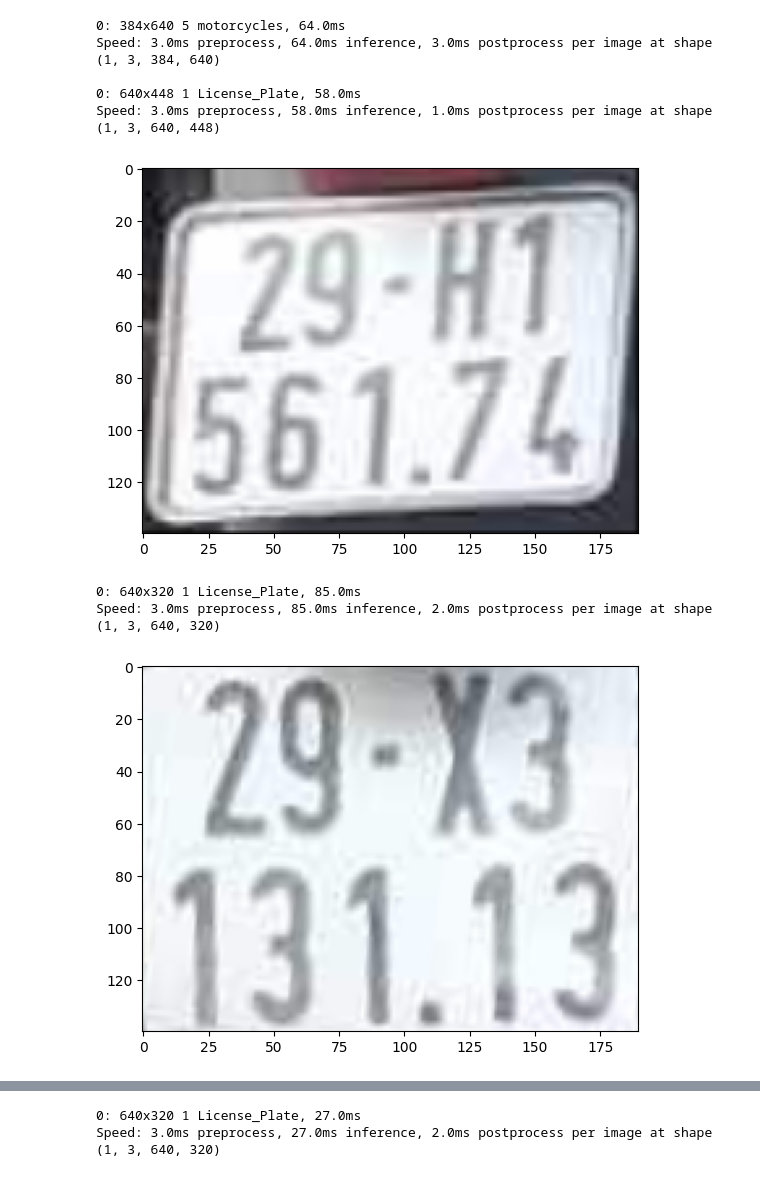
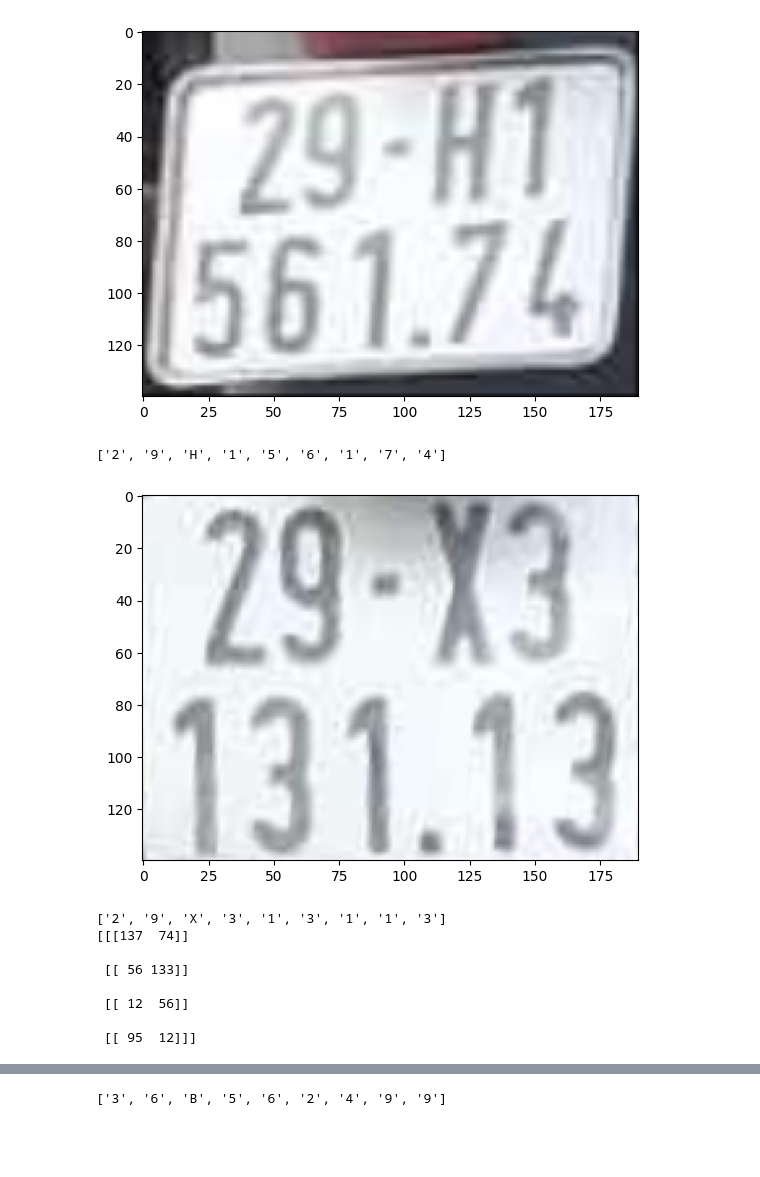
Before and after one commit to NoVeTe36/License-Plate-Detection, a Jupyter notebook: detect_image.ipynb, the cells around one changed output, grey strips where cells are left out. Saved outputs shown, nothing was run; the diff lists cells and outputs as text; code cells hidden in the pictures; blank space fills up the shorter version.

```diff
--- a/detect_image.ipynb
+++ b/detect_image.ipynb
@@ -10,7 +15,13 @@ from matplotlib import pyplot as plt
 car_detector = YOLO("model/yolov8s.pt")
 plate_detector = YOLO("model/vn-large-8m/best.pt")
 
-# ocr_model = ...
+saved = torch.load("model/thresh_states.pt", map_location=torch.device("cpu"))
+char_models = []
+for s in saved:
+    m = CharModel()
+    m.load_state_dict(s["model"])
+    m.eval()
+    char_models.append(m)
 # %%
 #load image
 img = cv2.imread("./images/Multiple_standing_moto_3.jpg")
@@ -18,7 +29,7 @@ img = cv2.cvtColor(img, cv2.COLOR_BGR2RGB)
 vehicle = [2, 3, 5, 7]
 
 #detect vehicle
-detections = car_detector.predict(img)
+detections = car_detector.predict(img, verbose=False)
 a = detections[0].boxes.data
 px = pd.DataFrame(a.cpu().numpy())
 detections_ = []
@@ -45,44 +56,51 @@ for detection in detections_:
 
     vehicle_roi = img[int(y1):int(y2), int(x1):int(x2)]
 
-    detections_plate = plate_detector.predict(vehicle_roi)
+    detections_plate = plate_detector.predict(vehicle_roi, verbose=False)
     b = detections_plate[0].boxes.data
     px = pd.DataFrame(b.cpu().numpy())
     detections_plate_ = []
 
     for index, detection in px.iterrows():
         x3 = int(detection[0])
         y3 = int(detection[1])
         x4 = int(detection[2])
         y4 = int(detection[3])
         confidence = float(detection[4])
         class_id = int(detection[5])
         detections_plate_.append([x3, y3, x4, y4])
 
     for detection in detections_plate_:
         (x3, y3, x4, y4) = detection
 
         plate_roi = vehicle_roi[int(y3):int(y4), int(x3):int(x4)]
 
         plate = extract_plate(plate_roi)
 
         warped = warpPerspective(plate_roi, plate)                  #<------- warp này là output của các biển số xe đã được crop rồi
 
         cv2.rectangle(vehicle_roi, (x3, y3), (x4, y4), (255, 0, 0), 3)
         plt.imshow(warped)
         plt.show()
+        chars = char_extract(warped)
+        if chars is None:
+            continue
+        out = predict_chars_ensemble(char_models, chars)
+        print(to_chars(out))
 
 img = cv2.resize(img, (800, 600))
 plt.figure(figsize=(10, 10))
 plt.imshow(img)
 plt.show()
 # %% [output]
+[figure]
-0: 384x640 5 motorcycles, 64.0ms
-Speed: 3.0ms preprocess, 64.0ms inference, 3.0ms postprocess per image at shape (1, 3, 384, 640)
-
-0: 640x448 1 License_Plate, 58.0ms
-Speed: 3.0ms preprocess, 58.0ms inference, 1.0ms postprocess per image at shape (1, 3, 640, 448)
+['2', '9', 'H', '1', '5', '6', '1', '7', '4']
-[figure]
+[figure]
-0: 640x320 1 License_Plate, 85.0ms
-Speed: 3.0ms preprocess, 85.0ms inference, 2.0ms postprocess per image at shape (1, 3, 640, 320)
+['2', '9', 'X', '3', '1', '3', '1', '1', '3']
+[[[137  74]]
+
+ [[ 56 133]]
+
+ [[ 12  56]]
+
+ [[ 95  12]]]
-[figure]
@@ -99,2 +110 @@ Speed: 3.0ms preprocess, 93.0ms inference, 2.0ms postprocess per image at shape
-0: 640x320 1 License_Plate, 27.0ms
-Speed: 3.0ms preprocess, 27.0ms inference, 2.0ms postprocess per image at shape (1, 3, 640, 320)
+['3', '6', 'B', '5', '6', '2', '4', '9', '9']
```
Also changed, not shown: parts of 2 cells of this notebook, 12 other files.
